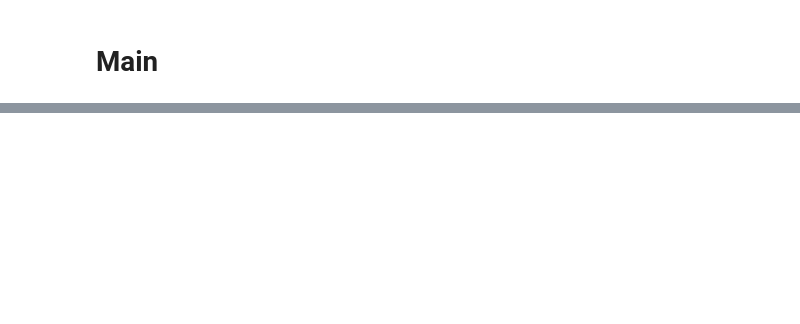
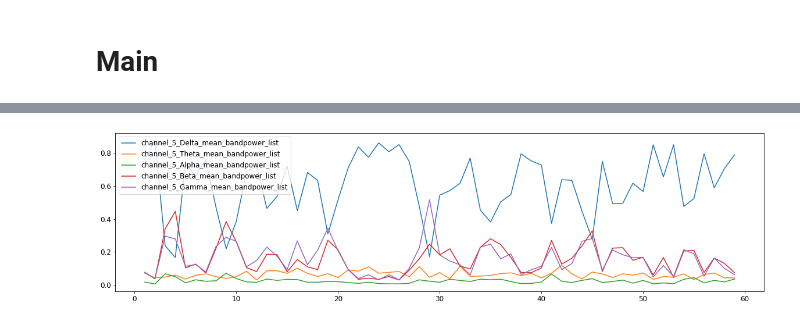
Before and after one commit to mudo121/thesis_eeg, a Jupyter notebook: test_online_eeg_data.ipynb, the cells around one changed output, grey strips where cells are left out. Saved outputs shown, nothing was run; the diff lists cells and outputs as text; code cells hidden in the pictures; blank space fills up the shorter version.

```diff
--- a/test_online_eeg_data.ipynb
+++ b/test_online_eeg_data.ipynb
@@ -85,10 +118,10 @@ plot_magnitudeFreq_and_PSD(df.HEOL, samplingRate=1000, signalName="FP2")
 # %% [markdown]
 # Main
 # %%
-GENERATE_DATA = True
+GENERATE_DATA = False
 print("Generate data is '{}'".format(GENERATE_DATA))
 # load config
-MAIN_DIR = "D:/Masterthesis/thesis_eeg/"
+MAIN_DIR = "D:/Masterthesis/thesis_eeg/generatedData"
 
 TARGET_AWAKE = "awake"
 TARGET_NON_AWAKE = "non_awake"
@@ -100,8 +133,22 @@ from data import onlineEegDataDict as subjectDict
 yamlConfig = loadConfigFile(subjectDict[SUBJECT]["Device"])
 
 
-df = pd.read_csv("D:/Masterthesis/EEG_Data/eeg_data_online/1/Normal_state.csv")
-df = filter_signal(df, yamlConfig)
-series_df = pre_process_signal(df=df, config=yamlConfig)
-feature_series = feature_extraction(epochSeries=series_df, config=yamlConfig)
+# ---- AWAKE DATA -----
+epochSeries_awake, frequencyFeatureDf_awake = generateFeatureDf(csvFilePath="D:/Masterthesis/EEG_Data/eeg_data_online/1/Normal_state_256hz.csv",
+                                                    starttime = pd.Timestamp(datetime.now()),
+                                                    yamlConfig = yamlConfig,
+                                                    label = TARGET_AWAKE,
+                                                    generateData = GENERATE_DATA,
+                                                    mainDir = MAIN_DIR)
+
+# ---- FATIGUE DATA -----
+epochSeries_fatigue, frequencyFeatureDf_fatigue = generateFeatureDf(csvFilePath="D:/Masterthesis/EEG_Data/eeg_data_online/1/Fatigue_state_256hz.csv",
+                                                    starttime = pd.Timestamp(datetime.now()),
+                                                    yamlConfig = yamlConfig,
+                                                    label = TARGET_AWAKE,
+                                                    generateData = GENERATE_DATA,
+                                                    mainDir = MAIN_DIR)
+
+print("Frequency Feature Df has {} Epochs and {} Features.".format(frequencyFeatureDf_awake.shape[0],
+                                                                    frequencyFeatureDf_awake.shape[1]))
 # %% [output]
@@ -118,0 +271,5 @@ Creating a nice feature dataframe...
+# %%
+from plotFunctions import plot_feature
+plot_feature(feature_df=frequencyFeatureDf_awake, featureName="mean_bandpower_list", frequencyBand=None, channel="_5_")
+# %% [output]
+[figure, added]
```
Also changed, not shown: parts of 16 cells of this notebook, 12 other files.
